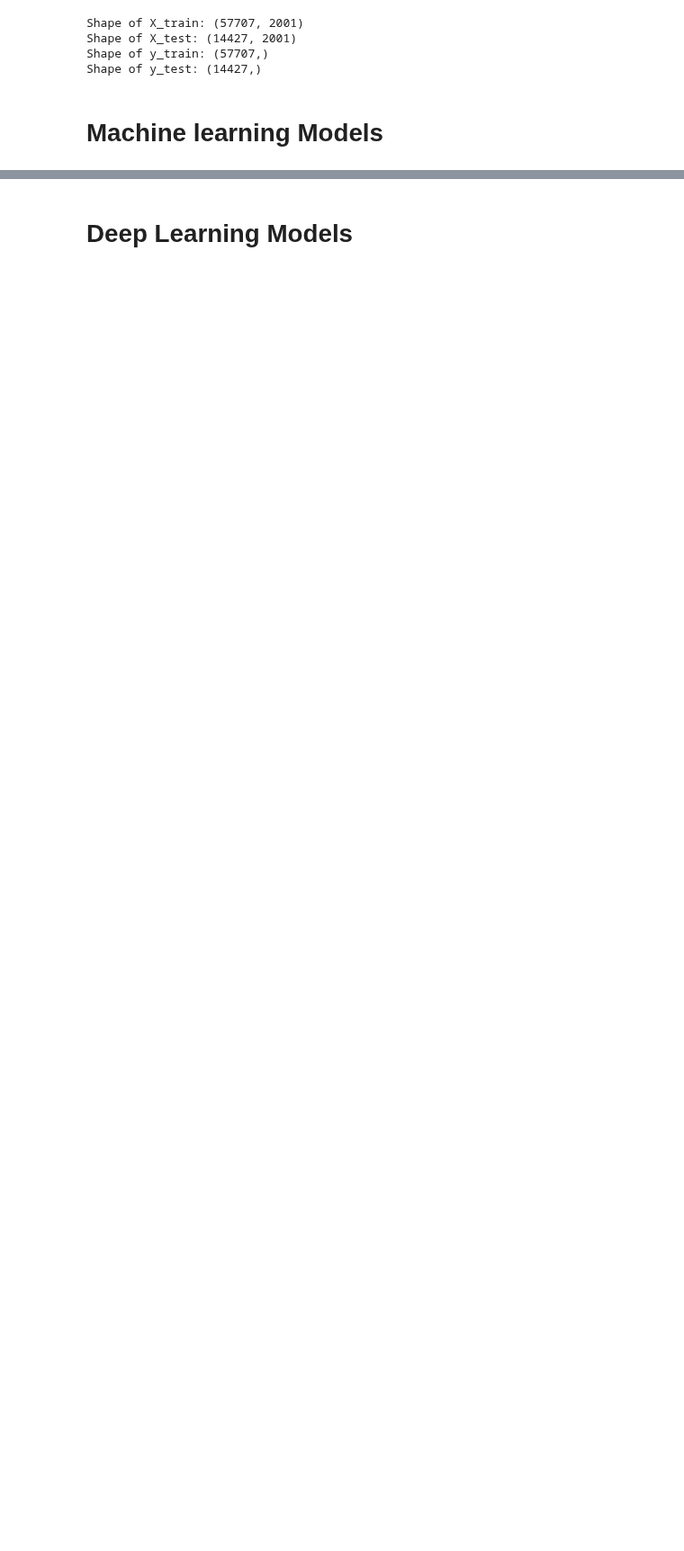
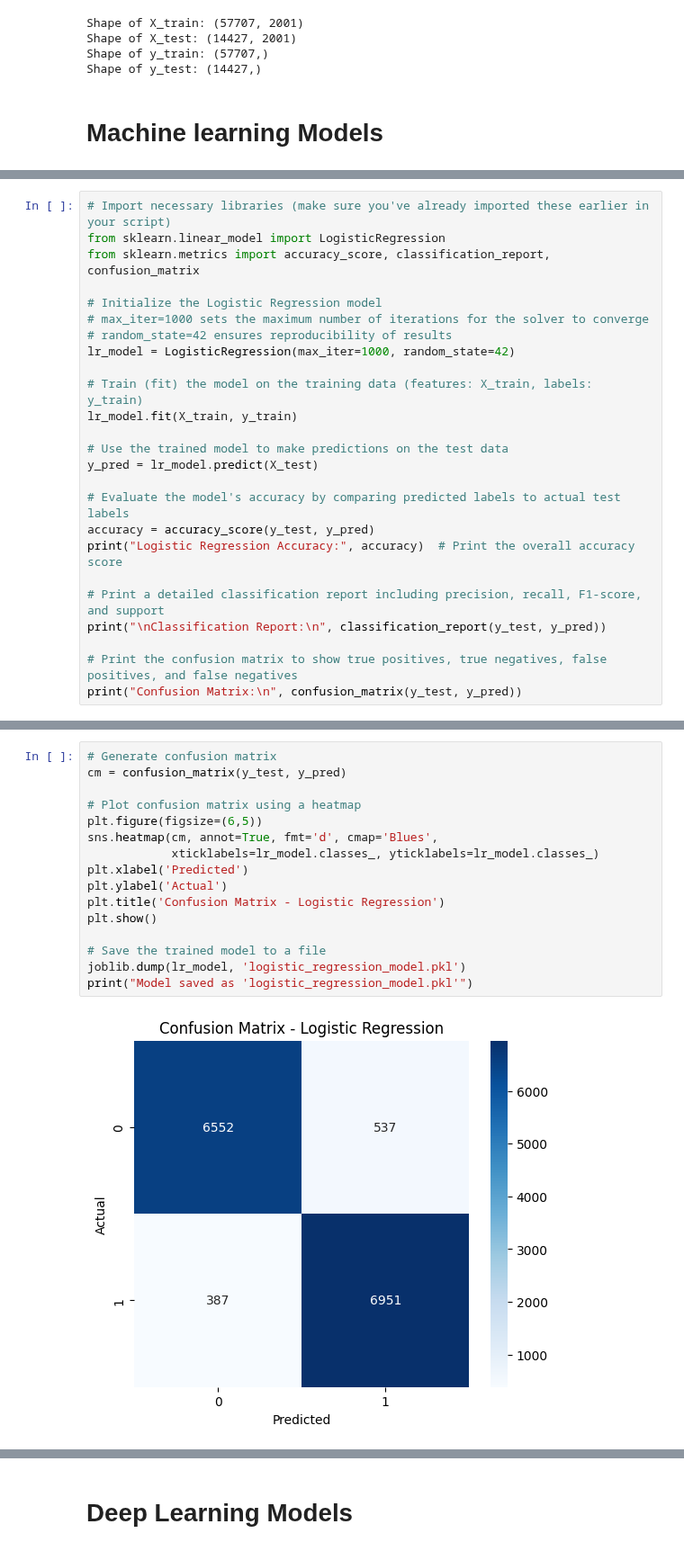
Before and after one commit to PARTH264/Fake-News-Detection, a Jupyter notebook: Fake_News_Detection.ipynb, the cells around one changed output, grey strips where cells are left out. Shown at 90% size. Drawn from its saved outputs; the diff is of its cells as text; blank space fills up the shorter version.

```diff
--- a/Fake_News_Detection.ipynb
+++ b/Fake_News_Detection.ipynb
@@ -426,0 +387,25 @@ Confusion Matrix:
+# %%
+# Import necessary libraries (make sure you've already imported these earlier in your script)
+from sklearn.linear_model import LogisticRegression
+from sklearn.metrics import accuracy_score, classification_report, confusion_matrix
+
+# Initialize the Logistic Regression model
+# max_iter=1000 sets the maximum number of iterations for the solver to converge
+# random_state=42 ensures reproducibility of results
+lr_model = LogisticRegression(max_iter=1000, random_state=42)
+
+# Train (fit) the model on the training data (features: X_train, labels: y_train)
+lr_model.fit(X_train, y_train)
+
+# Use the trained model to make predictions on the test data
+y_pred = lr_model.predict(X_test)
+
+# Evaluate the model's accuracy by comparing predicted labels to actual test labels
+accuracy = accuracy_score(y_test, y_pred)
+print("Logistic Regression Accuracy:", accuracy)  # Print the overall accuracy score
+
+# Print a detailed classification report including precision, recall, F1-score, and support
+print("\nClassification Report:\n", classification_report(y_test, y_pred))
+
+# Print the confusion matrix to show true positives, true negatives, false positives, and false negatives
+print("Confusion Matrix:\n", confusion_matrix(y_test, y_pred))
@@ -426,0 +435,18 @@ Confusion Matrix:
+# %%
+# Generate confusion matrix
+cm = confusion_matrix(y_test, y_pred)
+
+# Plot confusion matrix using a heatmap
+plt.figure(figsize=(6,5))
+sns.heatmap(cm, annot=True, fmt='d', cmap='Blues',
+            xticklabels=lr_model.classes_, yticklabels=lr_model.classes_)
+plt.xlabel('Predicted')
+plt.ylabel('Actual')
+plt.title('Confusion Matrix - Logistic Regression')
+plt.show()
+
+# Save the trained model to a file
+joblib.dump(lr_model, 'logistic_regression_model.pkl')
+print("Model saved as 'logistic_regression_model.pkl'")
+# %% [output]
+[figure, added]
```
Also changed, not shown: parts of 30 cells of this notebook.
